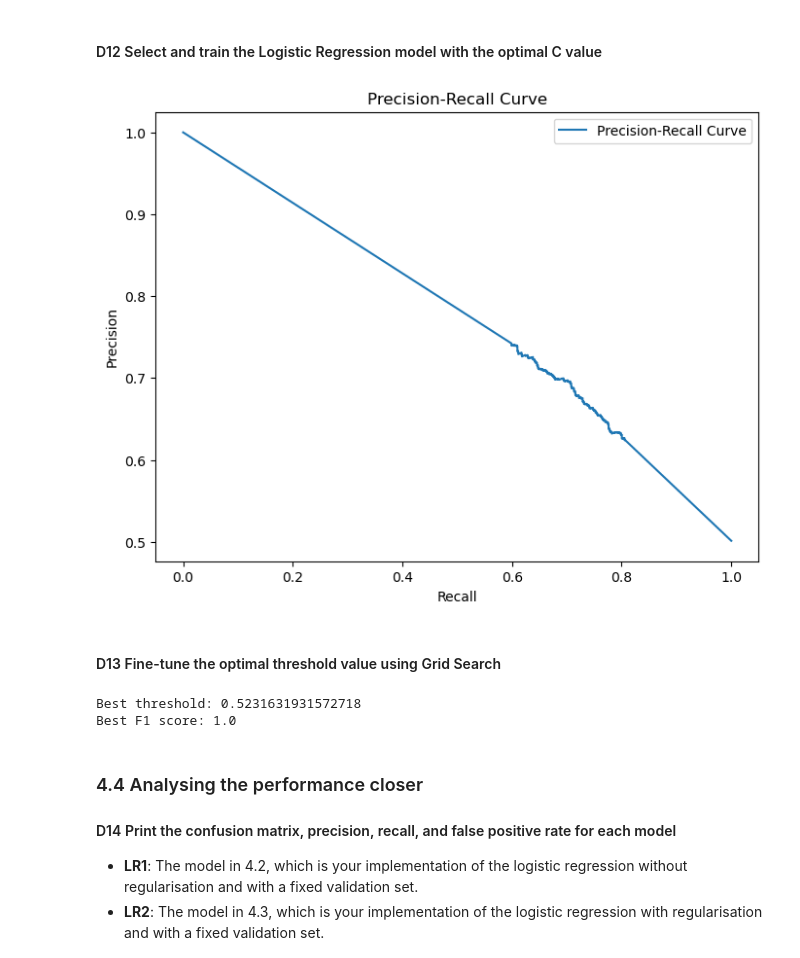
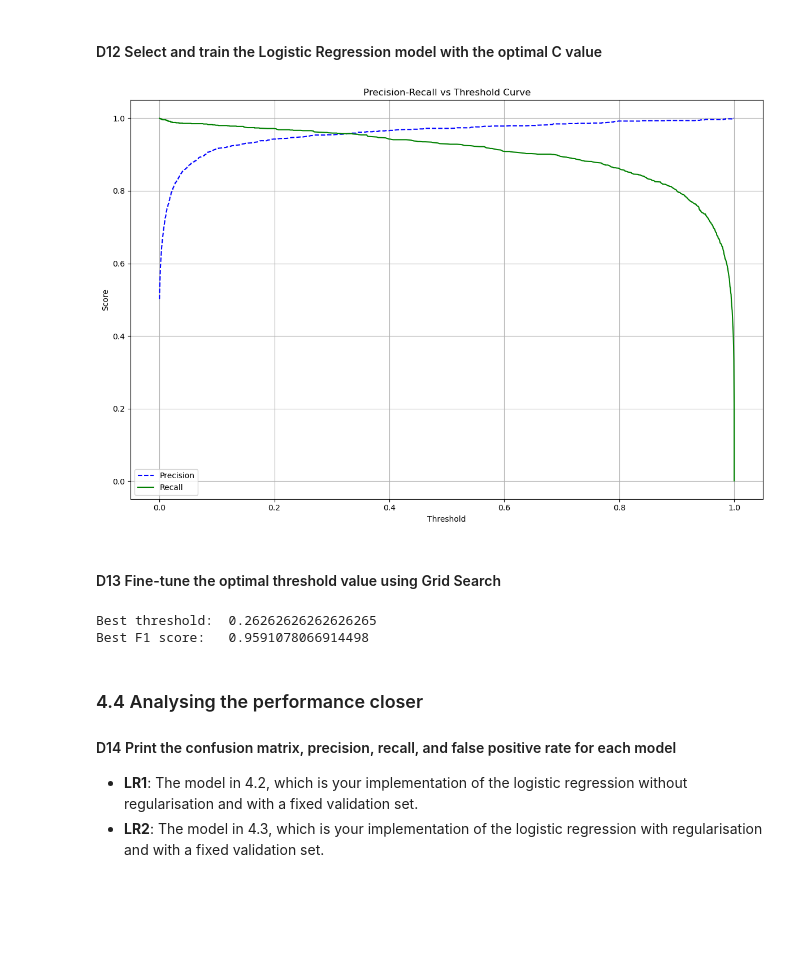
Before and after one commit to LisonLau/CITS5508-Assignments, a Jupyter notebook: Assignment 1 (15%)/assig1_23123849.ipynb, the cells around one changed output. Cells and saved outputs as stored; diff of their text form; code cells hidden in the pictures; blank space fills up the shorter version.

```diff
--- a/Assignment 1 (15%)/assig1_23123849.ipynb
+++ b/Assignment 1 (15%)/assig1_23123849.ipynb
@@ -109,9 +90,9 @@ plt.show()
 ### 4.2 Fitting your Logistic Regression Classifier (LRC)
 # %%
 # Split the training set into training and validation sets
+np.random.seed(5508)
 training_data, validation_data = train_test_split(ss_train, test_size=0.2, random_state=5508)
-train_x = training_data.drop('label', axis=1)
-train_y = training_data['label']
-valid_x = validation_data.drop('label', axis=1)
-valid_y = validation_data['label']
-initial_theta = np.random.randn(train_x.shape[1])
+train_x, train_y = training_data.drop('label', axis=1), training_data['label']
+valid_x, valid_y = validation_data.drop('label', axis=1), validation_data['label']
+train_x_bias = np.c_[np.ones((len(train_x), 1)), train_x]
+valid_x_bias = np.c_[np.ones((len(valid_x), 1)), valid_x]
@@ -364,13 +358,15 @@ plt.show()
 # %%
 # Create a logistic regression model with 10-fold cross-validation
 C_range = np.logspace(-10, 5, 30)
-lr3_model = LogisticRegressionCV(Cs=C_range, cv=10, penalty='l2', solver='lbfgs', max_iter=10000)
-lr3_model.fit(train_x, train_y)
+lr3_model = LogisticRegressionCV(Cs=C_range, cv=10, penalty='l2', solver='sag', max_iter=10000, random_state=5508)
+full_train_x = ss_train_set
+full_train_y = ss_train_labels.values.ravel()
+lr3_model.fit(full_train_x, full_train_y)
 
 # Print the best C value
 print('Best C value:', lr3_model.C_)
 print('Accuracy:', lr3_model.score(valid_x, valid_y))
 
 # Get the average cost function value and fraction of misclassifications for each C value
-avg_costs = np.mean(lr3_model.scores_[1], axis=0)
-avg_misclass = np.mean(1 - lr3_model.scores_[1], axis=0)
+d8_costs = np.mean(lr3_model.scores_[1], axis=0)
+d8_rates = np.mean(1 - lr3_model.scores_[1], axis=0)
@@ -430,7 +403,7 @@ What was the impact of using 10-fold cross-validation instead of a fixed validat
 #### D10 Using SGDClassifier with GridSearchCV to find the optimal hyperparameters
 # %%
 # Create SGDClassifier model
-sgd = SGDClassifier(loss='log_loss', max_iter=1000, penalty='l2')
+sgd = SGDClassifier(loss='log_loss', penalty='l2', random_state=5508)
 
 # Create an instance of GridSearchCV with 10-fold cross-validation
 C_range = np.logspace(-10, 5, 30)
@@ -474,30 +447,30 @@ How do they compare with what you obtain in task D8?
 #### D12 Select and train the Logistic Regression model with the optimal C value
 # %%
 # Train the model using the optimal C value
-theta = initial_theta
-num_iterations = 1000
-lr4_model = SGDClassifier(loss='log_loss', penalty='l2', alpha=optimal_C)
-lr4_model.fit(train_x, train_y)
-y_prob_val = lr4_model.predict_proba(valid_x)[:, 1]
+lr_model = SGDClassifier(loss='log_loss', penalty='l2', alpha=optimal_C, random_state=5508)
+lr_model.fit(train_x, train_y)
+y_prob_val = lr_model.predict_proba(valid_x)[:, 1]
 
 # Calculate the precision and recall for different threshold values
 precision, recall, thresholds = precision_recall_curve(valid_y, y_prob_val)
 
-# Plot the precision-recall curve
-plt.figure(figsize=(8, 6))
-plt.plot(recall, precision, label='Precision-Recall Curve')
-plt.xlabel('Recall')
-plt.ylabel('Precision')
-plt.title('Precision-Recall Curve')
+# Plot the precision and recall versus different threshold values
+plt.figure(figsize=(12, 8))
+plt.plot(thresholds, precision[:-1], "b--", label="Precision")
+plt.plot(thresholds, recall[:-1], "g-", label="Recall")
+plt.xlabel('Threshold')
+plt.ylabel('Score')
+plt.title('Precision-Recall vs Threshold Curve')
 plt.legend()
+plt.grid()
+plt.tight_layout()
 plt.show()
 # %% [output]
-[figure, old version]
+[figure, new version]
 # %% [markdown]
 #### D13 Fine-tune the optimal threshold value using Grid Search
 # %%
 # Initialise variables
-C = best_C
 thresholds = np.linspace(0, 1, 100)
 best_threshold = None
 best_f1_score = 0
@@ -510,11 +483,11 @@ for threshold in thresholds:
         best_threshold = threshold
         best_f1_score = f1
 
-print('Best threshold:', best_threshold)
-print('Best F1 score:', best_f1_score)
+print('Best threshold:\t', best_threshold)
+print('Best F1 score:\t', best_f1_score)
 # %% [output]
-Best threshold: 0.5231631931572718
-Best F1 score: 1.0
+Best threshold:  0.26262626262626265
+Best F1 score:   0.9591078066914498
 # %% [markdown]
 ### 4.4 Analysing the performance closer
 #### D14 Print the confusion matrix, precision, recall, and false positive rate for each model
```
Also changed, not shown: parts of 23 cells of this notebook.
